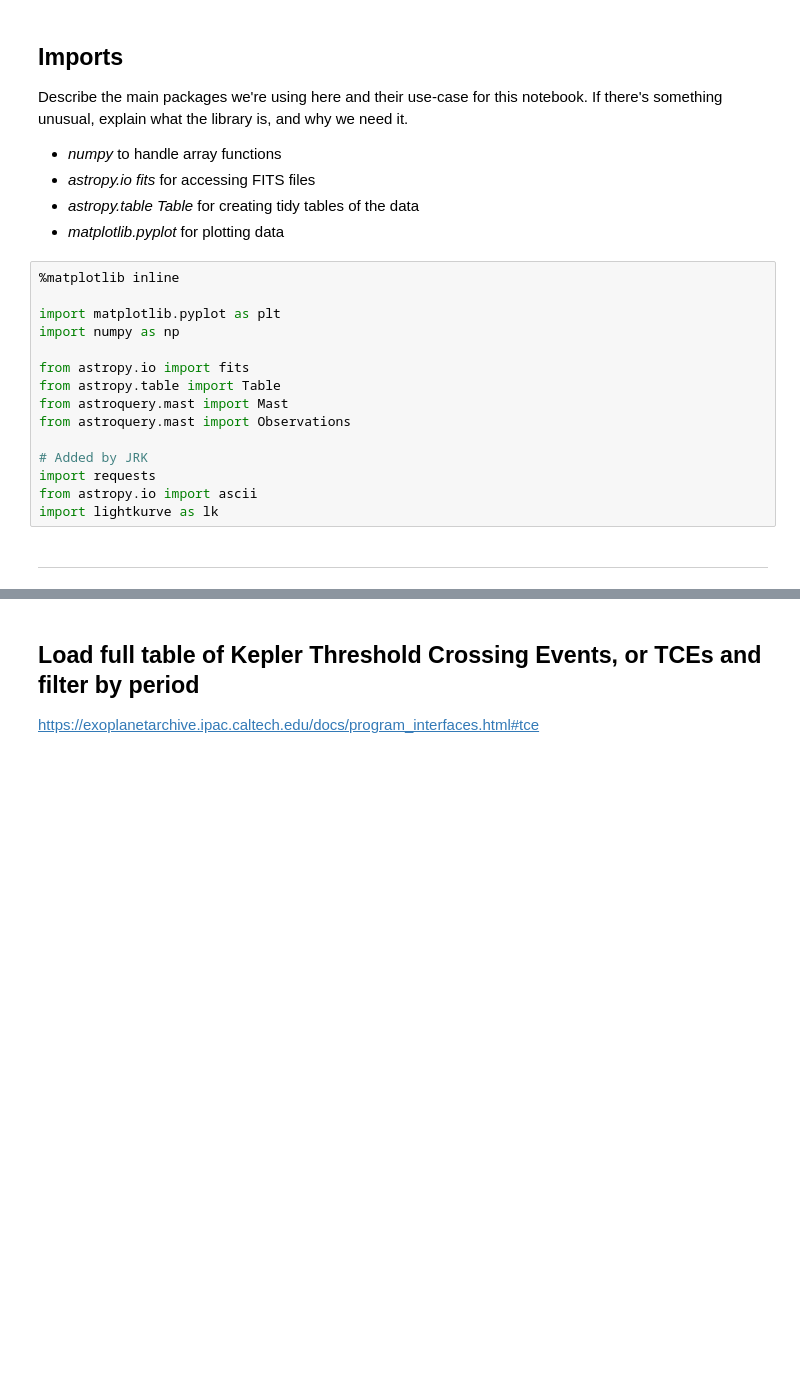
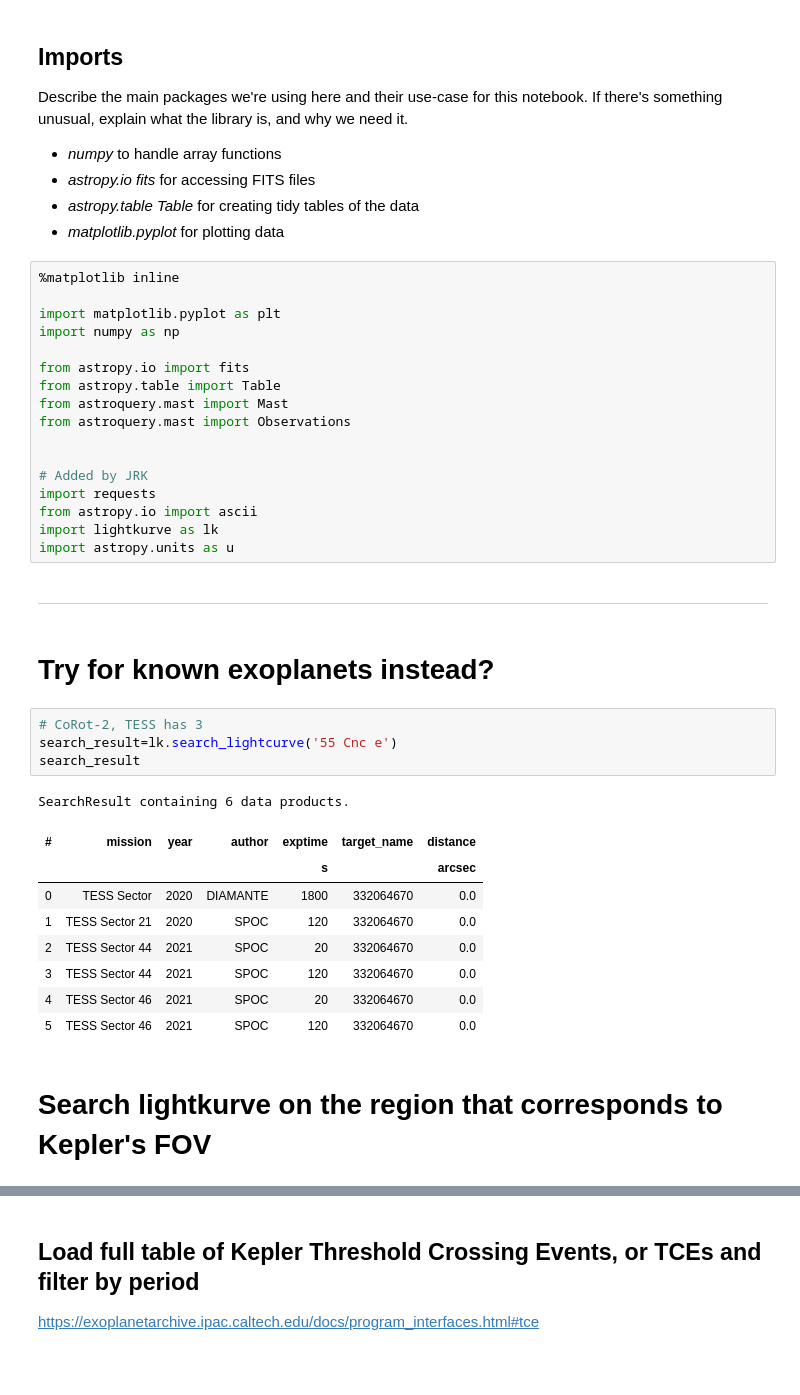
Before and after one commit to spacetelescope/project-tikebook, a Jupyter notebook: kepler_counterparts/kepler_counterparts.ipynb, the cells around one changed output, grey strips where cells are left out. Cells and saved outputs as stored; diff of their text form; blank space fills up the shorter version.

```diff
--- a/kepler_counterparts/kepler_counterparts.ipynb
+++ b/kepler_counterparts/kepler_counterparts.ipynb
@@ -50,9 +50,29 @@ from astropy.table import Table
 from astroquery.mast import Mast
 from astroquery.mast import Observations
 
+
 # Added by JRK
 import requests
 from astropy.io import ascii
 import lightkurve as lk
+import astropy.units as u
 # %% [markdown]
 ***
+# %% [markdown]
+# Try for known exoplanets instead?
+# %%
+# CoRot-2, TESS has 3
+search_result=lk.search_lightcurve('55 Cnc e')
+search_result
+# %% [output]
+SearchResult containing 6 data products.
+| # | mission | year | author | exptime | target_name | distance |
+|  |  |  |  | s |  | arcsec |
+| 0 | TESS Sector | 2020 | DIAMANTE | 1800 | 332064670 | 0.0 |
+| 1 | TESS Sector 21 | 2020 | SPOC | 120 | 332064670 | 0.0 |
+| 2 | TESS Sector 44 | 2021 | SPOC | 20 | 332064670 | 0.0 |
+| 3 | TESS Sector 44 | 2021 | SPOC | 120 | 332064670 | 0.0 |
+| 4 | TESS Sector 46 | 2021 | SPOC | 20 | 332064670 | 0.0 |
+| 5 | TESS Sector 46 | 2021 | SPOC | 120 | 332064670 | 0.0 |
+# %% [markdown]
+# Search lightkurve on the region that corresponds to Kepler's FOV
```
Also changed, not shown: parts of 14 cells of this notebook, 1 other file.
